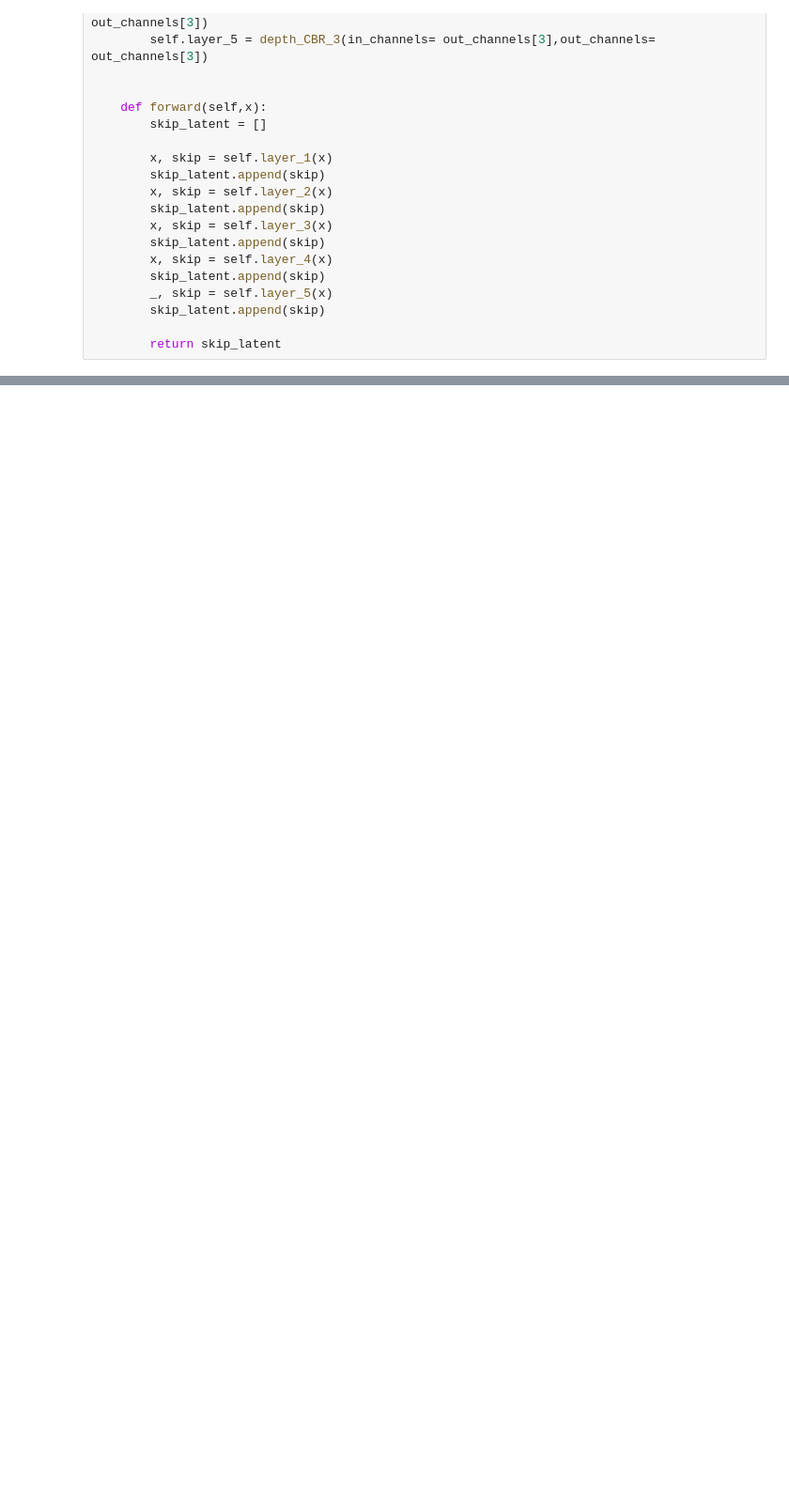
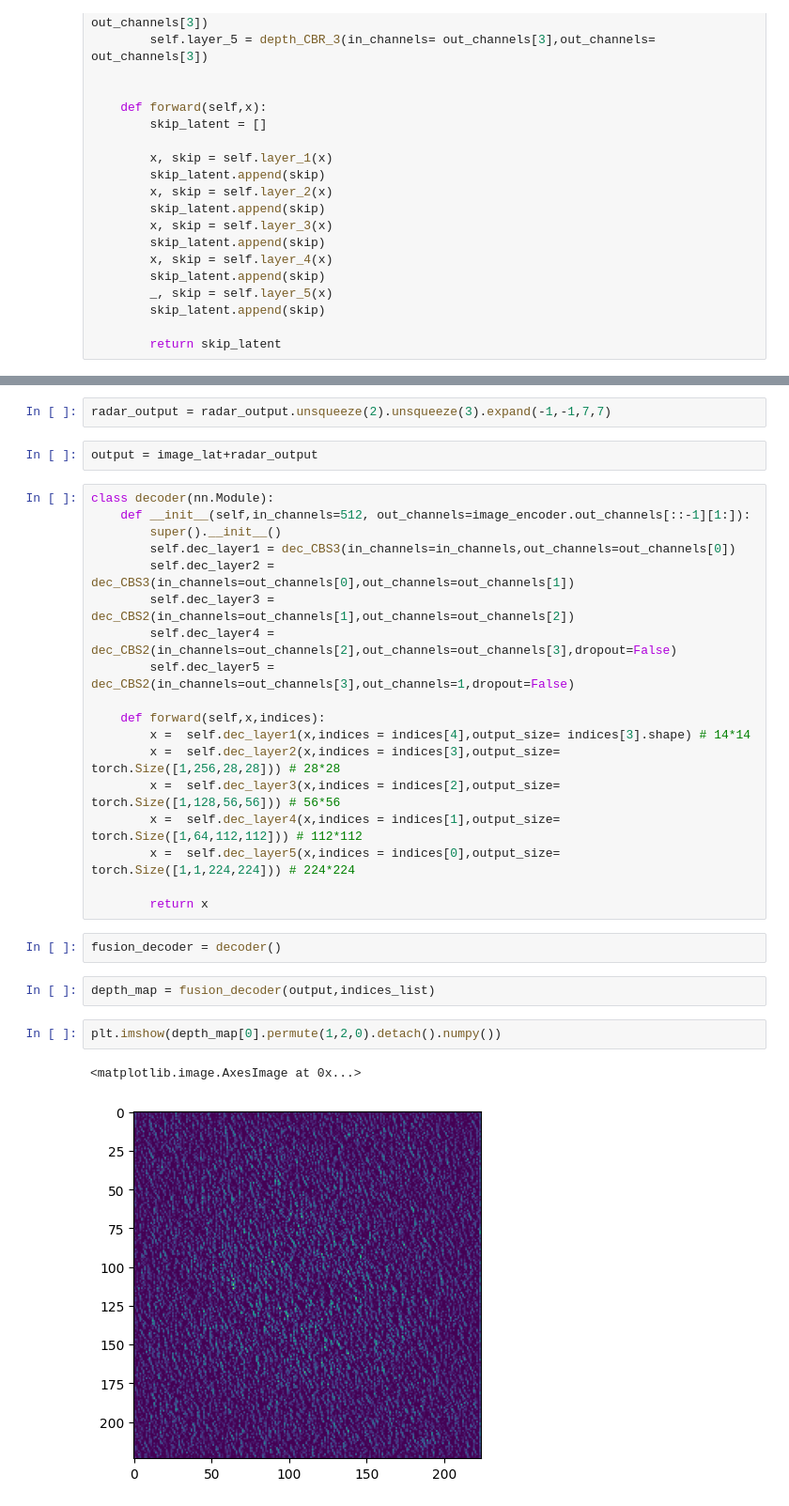
Before and after one commit to Vishalkagade/Master_Thesis_MMDE, a Jupyter notebook: fusion_net.ipynb, the cells around one changed output, grey strips where cells are left out. Shown at 94% size. Saved outputs shown, nothing was run; the diff lists cells and outputs as text; blank space fills up the shorter version.

Commit message:
Add files via upload
adding branch for radar point cloud

```diff
--- a/fusion_net.ipynb
+++ b/fusion_net.ipynb
@@ -144,0 +209,31 @@ torch.Size([1, 512, 7, 7])
+# %%
+radar_output = radar_output.unsqueeze(2).unsqueeze(3).expand(-1,-1,7,7)
+# %%
+output = image_lat+radar_output
+# %%
+class decoder(nn.Module):
+    def __init__(self,in_channels=512, out_channels=image_encoder.out_channels[::-1][1:]):
+        super().__init__()
+        self.dec_layer1 = dec_CBS3(in_channels=in_channels,out_channels=out_channels[0])
+        self.dec_layer2 = dec_CBS3(in_channels=out_channels[0],out_channels=out_channels[1])
+        self.dec_layer3 = dec_CBS2(in_channels=out_channels[1],out_channels=out_channels[2])
+        self.dec_layer4 = dec_CBS2(in_channels=out_channels[2],out_channels=out_channels[3],dropout=False)
+        self.dec_layer5 = dec_CBS2(in_channels=out_channels[3],out_channels=1,dropout=False)
+
+    def forward(self,x,indices):
+        x =  self.dec_layer1(x,indices = indices[4],output_size= indices[3].shape) # 14*14
+        x =  self.dec_layer2(x,indices = indices[3],output_size= torch.Size([1,256,28,28])) # 28*28
+        x =  self.dec_layer3(x,indices = indices[2],output_size= torch.Size([1,128,56,56])) # 56*56
+        x =  self.dec_layer4(x,indices = indices[1],output_size= torch.Size([1,64,112,112])) # 112*112
+        x =  self.dec_layer5(x,indices = indices[0],output_size= torch.Size([1,1,224,224])) # 224*224
+
+        return x
+# %%
+fusion_decoder = decoder()
+# %%
+depth_map = fusion_decoder(output,indices_list)
+# %%
+plt.imshow(depth_map[0].permute(1,2,0).detach().numpy())
+# %% [output]
+<matplotlib.image.AxesImage at 0x...>
+[figure, added]
```
Also changed, not shown: parts of 17 cells of this notebook.
